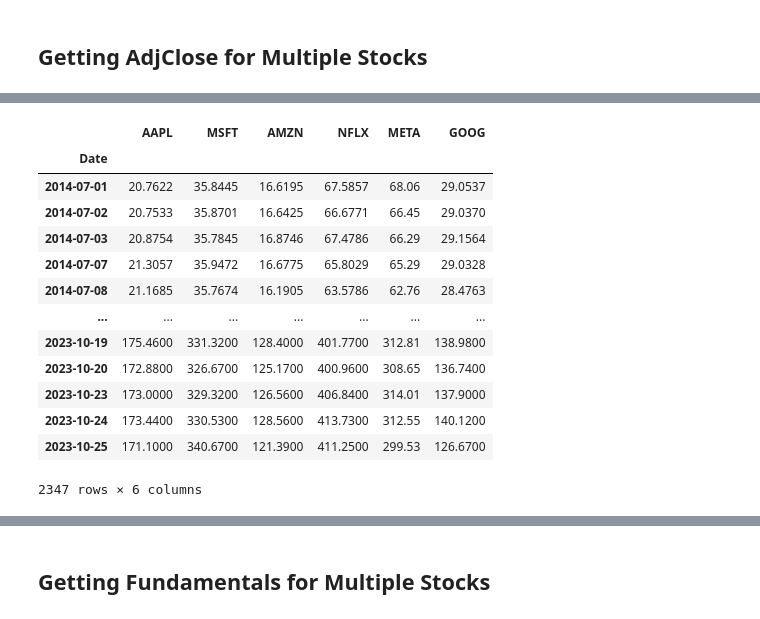
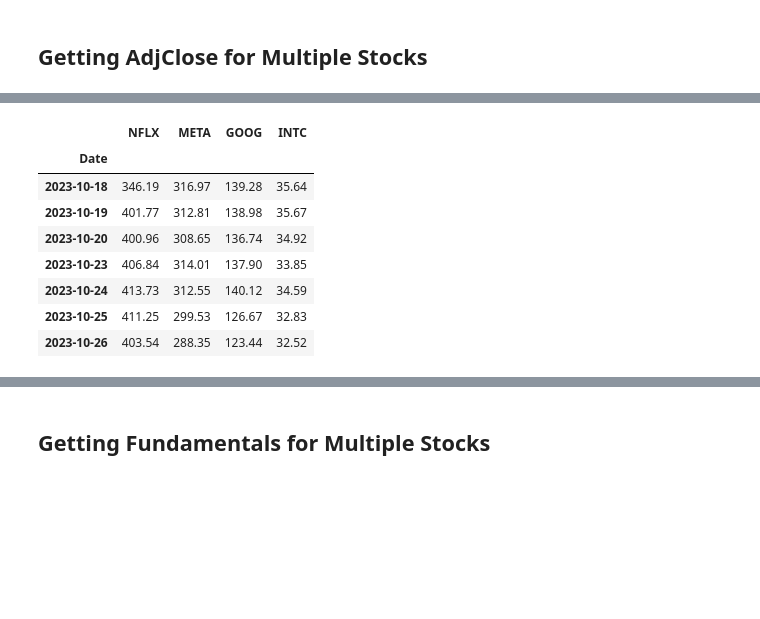
Before and after one commit to yhilpisch/aifin, a Jupyter notebook: code/04_apis_tpqeod.ipynb, the cells around one changed output, grey strips where cells are left out. Cells and saved outputs as stored; diff of their text form; code cells hidden in the pictures; blank space fills up the shorter version.

```diff
--- a/code/04_apis_tpqeod.ipynb
+++ b/code/04_apis_tpqeod.ipynb
@@ -70,20 +83,15 @@ memory usage: 128.4 KB
-# %%
-prices
-# %% [output]
-|  | AAPL | MSFT | AMZN | NFLX | META | GOOG |
-| Date |  |  |  |  |  |  |
-| 2014-07-01 | 20.7622 | 35.8445 | 16.6195 | 67.5857 | 68.06 | 29.0537 |
-| 2014-07-02 | 20.7533 | 35.8701 | 16.6425 | 66.6771 | 66.45 | 29.0370 |
-| 2014-07-03 | 20.8754 | 35.7845 | 16.8746 | 67.4786 | 66.29 | 29.1564 |
-| 2014-07-07 | 21.3057 | 35.9472 | 16.6775 | 65.8029 | 65.29 | 29.0328 |
-| 2014-07-08 | 21.1685 | 35.7674 | 16.1905 | 63.5786 | 62.76 | 28.4763 |
-| ... | ... | ... | ... | ... | ... | ... |
-| 2023-10-19 | 175.4600 | 331.3200 | 128.4000 | 401.7700 | 312.81 | 138.9800 |
-| 2023-10-20 | 172.8800 | 326.6700 | 125.1700 | 400.9600 | 308.65 | 136.7400 |
-| 2023-10-23 | 173.0000 | 329.3200 | 126.5600 | 406.8400 | 314.01 | 137.9000 |
-| 2023-10-24 | 173.4400 | 330.5300 | 128.5600 | 413.7300 | 312.55 | 140.1200 |
-| 2023-10-25 | 171.1000 | 340.6700 | 121.3900 | 411.2500 | 299.53 | 126.6700 |
-2347 rows × 6 columns
+# %%
+prices.iloc[-7:, 3:7]
+# %% [output]
+|  | NFLX | META | GOOG | INTC |
+| Date |  |  |  |  |
+| 2023-10-18 | 346.19 | 316.97 | 139.28 | 35.64 |
+| 2023-10-19 | 401.77 | 312.81 | 138.98 | 35.67 |
+| 2023-10-20 | 400.96 | 308.65 | 136.74 | 34.92 |
+| 2023-10-23 | 406.84 | 314.01 | 137.90 | 33.85 |
+| 2023-10-24 | 413.73 | 312.55 | 140.12 | 34.59 |
+| 2023-10-25 | 411.25 | 299.53 | 126.67 | 32.83 |
+| 2023-10-26 | 403.54 | 288.35 | 123.44 | 32.52 |
 # %%
 from pylab import plt
 plt.style.use('seaborn-v0_8')
```
Also changed, not shown: parts of 18 cells of this notebook, 4 other files.
